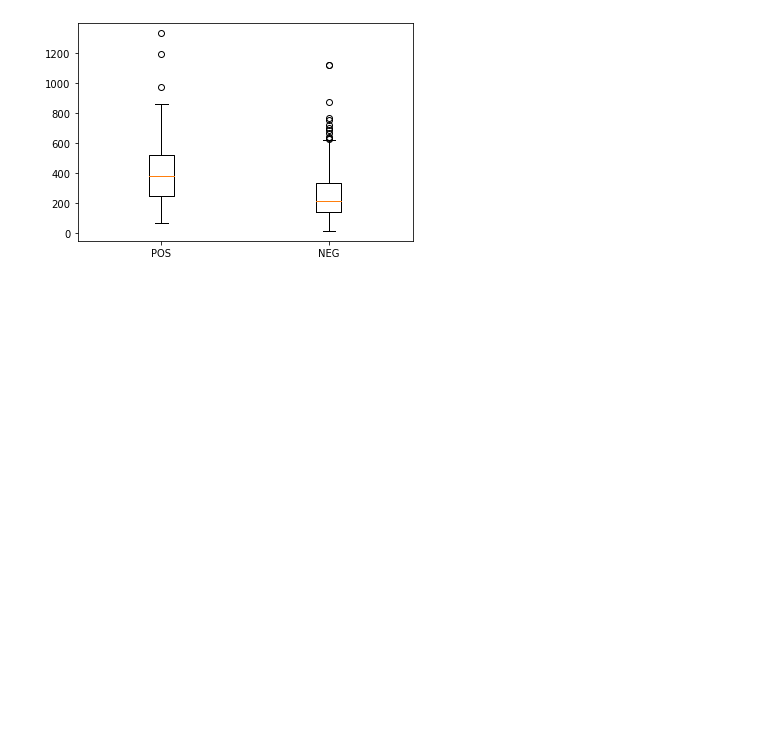
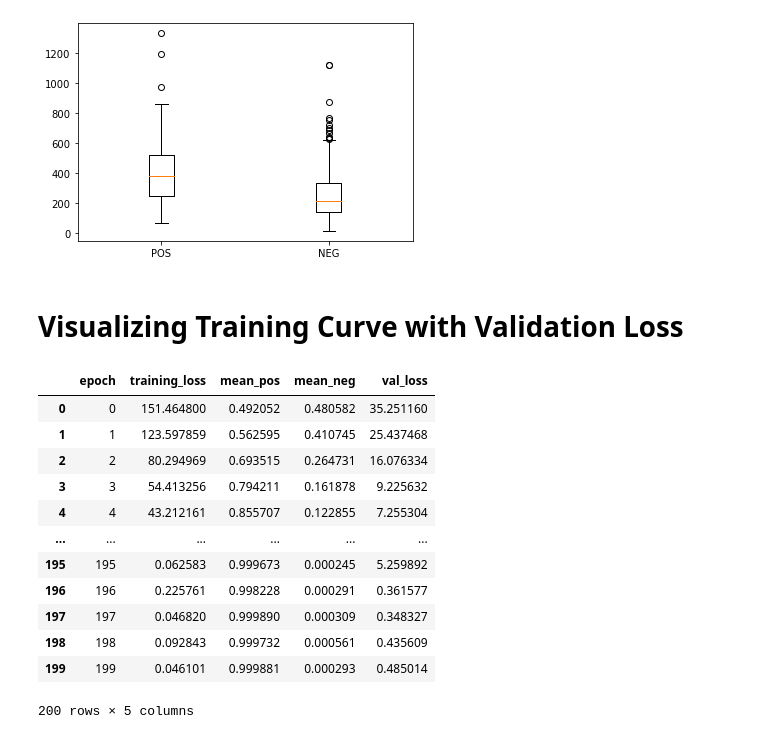
Before and after one commit to LZhang98/llps-v2, a Jupyter notebook: test.ipynb, the cells around one changed output. Saved outputs shown, nothing was run; the diff lists cells and outputs as text; code cells hidden in the pictures; blank space fills up the shorter version.

```diff
--- a/test.ipynb
+++ b/test.ipynb
@@ -47,3 +47,22 @@ ax.set_xticklabels(train_dict.keys())
 fig, ax = plt.subplots()
 ax.boxplot(test_dict.values())
 ax.set_xticklabels(test_dict.keys())
+# %% [markdown]
+# Visualizing Training Curve with Validation Loss
+# %%
+data = pd.read_csv(dir_path+'/logs/2023-02-21_e200_bs4_log.csv')
+data
+# %% [output]
+|  | epoch | training_loss | mean_pos | mean_neg | val_loss |
+| 0 | 0 | 151.464800 | 0.492052 | 0.480582 | 35.251160 |
+| 1 | 1 | 123.597859 | 0.562595 | 0.410745 | 25.437468 |
+| 2 | 2 | 80.294969 | 0.693515 | 0.264731 | 16.076334 |
+| 3 | 3 | 54.413256 | 0.794211 | 0.161878 | 9.225632 |
+| 4 | 4 | 43.212161 | 0.855707 | 0.122855 | 7.255304 |
+| ... | ... | ... | ... | ... | ... |
+| 195 | 195 | 0.062583 | 0.999673 | 0.000245 | 5.259892 |
+| 196 | 196 | 0.225761 | 0.998228 | 0.000291 | 0.361577 |
+| 197 | 197 | 0.046820 | 0.999890 | 0.000309 | 0.348327 |
+| 198 | 198 | 0.092843 | 0.999732 | 0.000561 | 0.435609 |
+| 199 | 199 | 0.046101 | 0.999881 | 0.000293 | 0.485014 |
+200 rows × 5 columns
```
Also changed, not shown: parts of 3 cells of this notebook, 5 other files.
